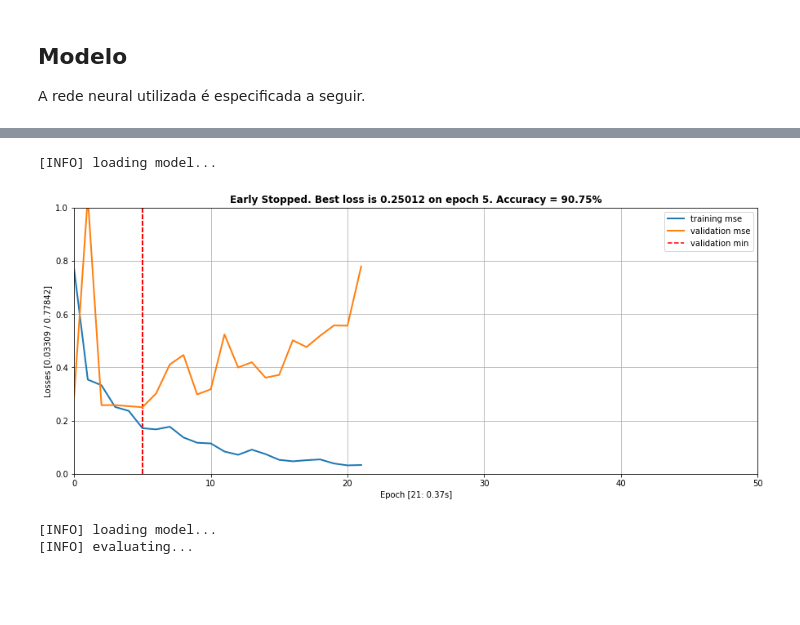
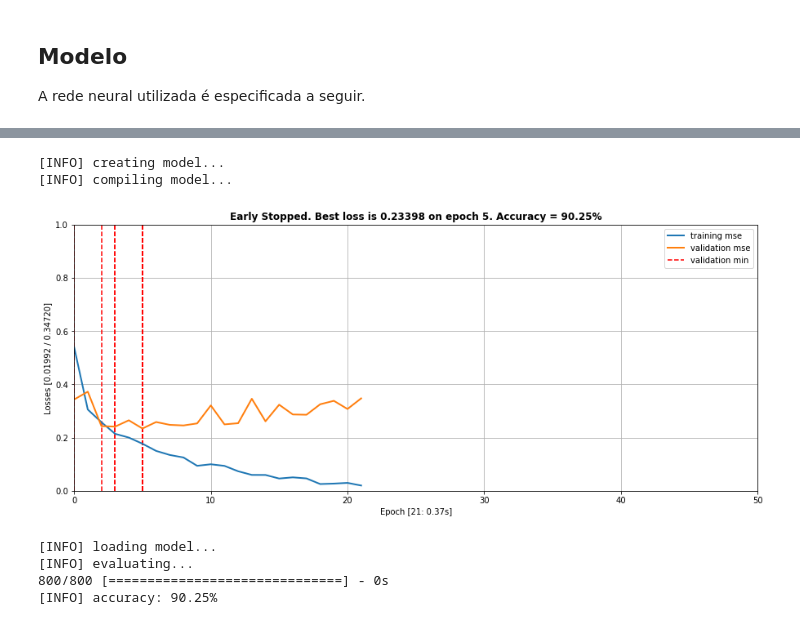
Before and after one commit to robertoalotufo/rnap, a Jupyter notebook: deliver/cats-and-dogs-2.ipynb, the cells around one changed output, grey strips where cells are left out. Drawn from its saved outputs; the diff is of its cells as text; code cells hidden in the pictures; blank space fills up the shorter version.

```diff
--- a/deliver/cats-and-dogs-2.ipynb
+++ b/deliver/cats-and-dogs-2.ipynb
@@ -118,8 +93,8 @@ def get_and_save_vgg_features(trn_feat_fn, val_feat_fn):
     np.save(open(val_feat_fn, 'w'), validation_features)
     return train_features, validation_features
 
-trn_feat_fn = 'vgg16_150x150_features_train.npy'
-val_feat_fn = 'vgg16_150x150_features_valid.npy'
+trn_feat_fn = '../../models/vgg16_150x150_features_train.npy'
+val_feat_fn = '../../models/vgg16_150x150_features_valid.npy'
 
 if not os.path.isfile(trn_feat_fn):
     train_features, validation_features = get_and_save_vgg_features(trn_feat_fn, val_feat_fn)
@@ -135,7 +108,7 @@ Downloading data from https://github.com/fchollet/deep-learning-models/releases/
 ## Modelo
 A rede neural utilizada é especificada a seguir.
 # %%
-class LeNet:
+class MyNet:
     @staticmethod
     def build(img_width, img_height):
         model = Sequential()
@@ -145,7 +118,7 @@ class LeNet:
         model.add(Dense(1, activation='sigmoid'))
         return model
 
-LeNet.build(img_width, img_height).summary()
+MyNet.build(img_width, img_height).summary()
 # %% [output]
 ____________________________________________________________________________________________________
 Layer (type)                     Output Shape          Param #     Connected to
@@ -168,7 +141,7 @@ from my_keras_utilities import (load_model_and_history,
                                 save_model_and_history,
                                 TrainingPlotter)
 
-model_name = 'cats_dogs_vgg'
+model_name = '../../models/cats_dogs_vgg'
 
 if not os.path.isfile(model_name + '.model'):
     print("[INFO] creating model...")
@@ -185,33 +158,33 @@ else:
     print("[INFO] loading model...")
     model, histo = load_model_and_history(model_name)
 # %% [output]
-[INFO] loading model...
+[INFO] creating model...
+[INFO] compiling model...
 # %%
-if 1:
-    nb_epoch = 50
-    ploss = 1.0
+nb_epoch = 50
+ploss = 1.0
 
-    nepochs = nb_epoch - histo.get_nepochs()
+nepochs = nb_epoch - histo.get_nepochs()
 
-    fig = plot.figure(figsize=(15,6))
-    plot.ylim(0.0, ploss)
-    plot.xlim(0, nb_epoch)
-    plot.grid(True)
+fig = plot.figure(figsize=(15,6))
+plot.ylim(0.0, ploss)
+plot.xlim(0, nb_epoch)
+plot.grid(True)
 
-    if nepochs > 0:
-        print("[INFO] training...")
-        try:
-            model.fit(train_features, train_labels,
-                      nb_epoch=nepochs, batch_size=32, verbose=0,
-                      callbacks=[histo],
-                      validation_data=(validation_features, validation_labels))
-        except KeyboardInterrupt:
-            pass
-    else:
-        print("[INFO] plotting...")
-        # plot history
+if nepochs > 0:
+    print("[INFO] training...")
+    try:
+        model.fit(train_features, train_labels,
+                  nb_epoch=nepochs, batch_size=32, verbose=0,
+                  callbacks=[histo],
+                  validation_data=(validation_features, validation_labels))
+    except KeyboardInterrupt:
+        pass
+else:
+    print("[INFO] plotting...")
+    # plot history
 # %% [output]
-[figure, old version]
+[figure, new version]
 # %%
 print("[INFO] loading model...")
 model, histo = load_model_and_history(model_name)
@@ -221,3 +194,5 @@ print("[INFO] accuracy: {:.2f}%".format(accuracy * 100))
 # %% [output]
 [INFO] loading model...
 [INFO] evaluating...
+800/800 [==============================] - 0s
+[INFO] accuracy: 90.25%
```
Also changed, not shown: parts of 4 cells of this notebook, 5 other files.
